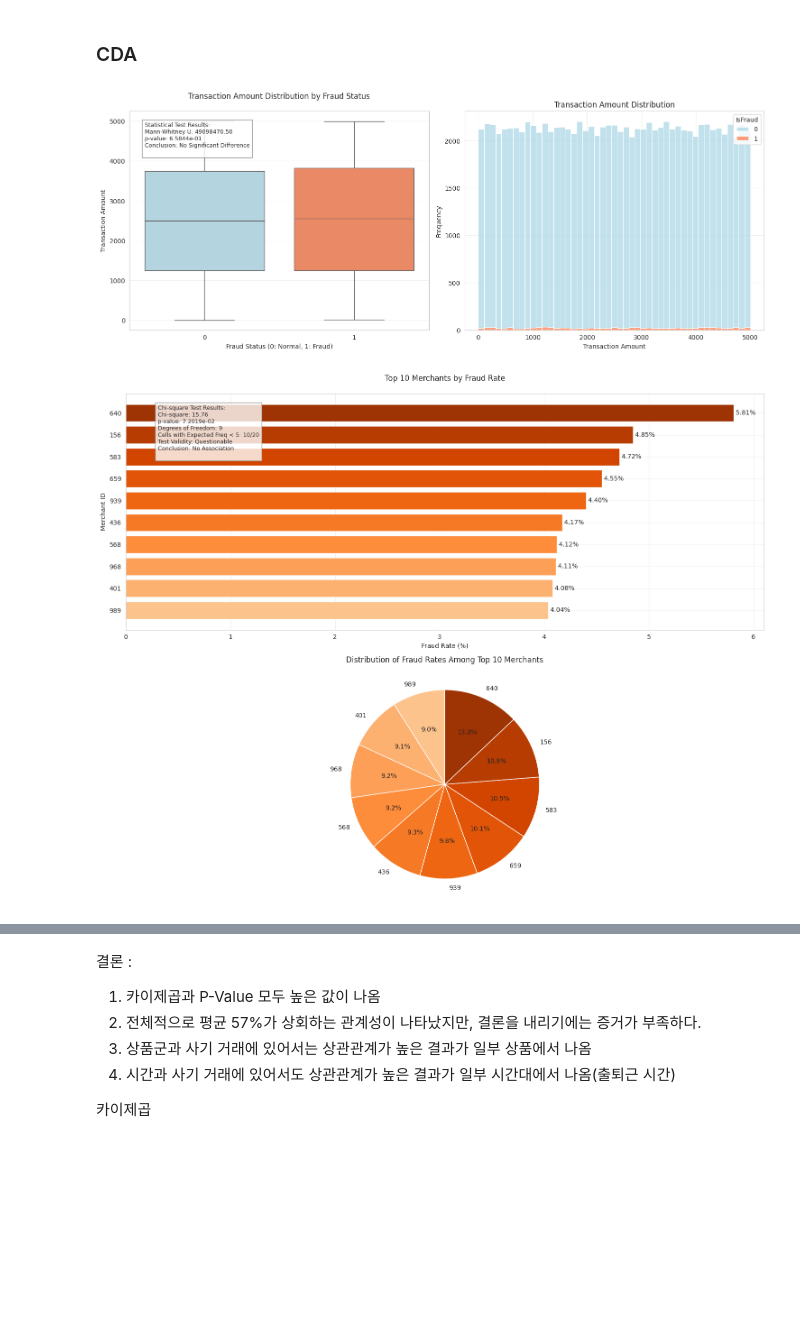
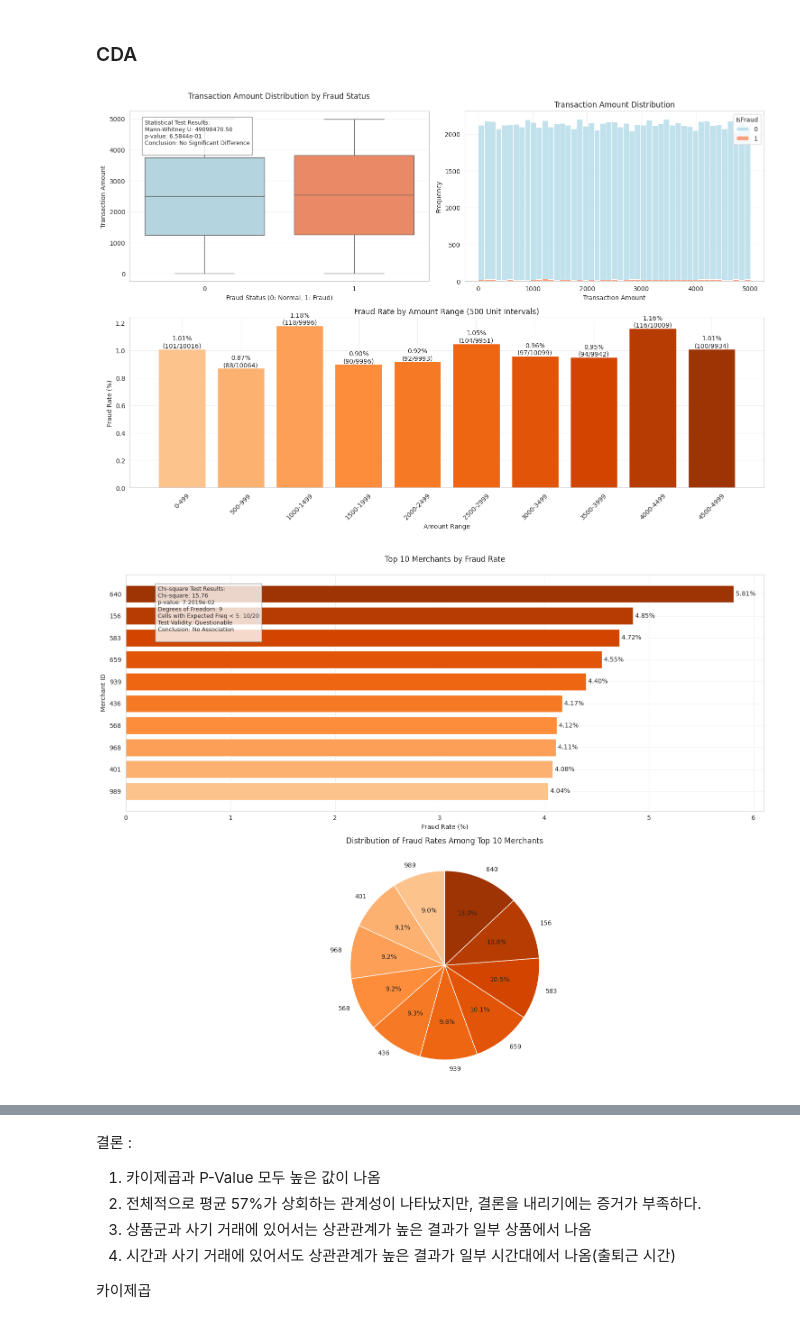
Before and after one commit to Jo2-j/study_data_analytics, a Jupyter notebook: quests/CDAs/CreditCardFraudDetection.ipynb, the cells around one changed output, grey strips where cells are left out. Saved outputs shown, nothing was run; the diff lists cells and outputs as text; code cells hidden in the pictures; blank space fills up the shorter version.

```diff
--- a/quests/CDAs/CreditCardFraudDetection.ipynb
+++ b/quests/CDAs/CreditCardFraudDetection.ipynb
@@ -516,7 +516,7 @@ def add_statistical_textbox(plt, title, stats_dict, pos=(0.05, 0.95)):
 
 def analyze_amount_distribution(df):
     """Analysis of transaction amount distribution and outliers"""
-    plt.figure(figsize=(15, 6))
+    plt.figure(figsize=(15, 10))
 
     # Statistical Analysis
     stat, p_value = mannwhitneyu(
@@ -524,8 +524,8 @@ def analyze_amount_distribution(df):
         df[df['IsFraud'] == 1]['Amount']
     )
 
-    # Left subplot: Enhanced Box Plot
-    plt.subplot(1, 2, 1)
+    # Top left subplot: Enhanced Box Plot
+    plt.subplot(2, 2, 1)
     sns.boxplot(x='IsFraud', y='Amount', data=df, palette=['lightblue', 'coral'])
     plt.title('Transaction Amount Distribution by Fraud Status', pad=20)
     plt.xlabel('Fraud Status (0: Normal, 1: Fraud)')
@@ -538,16 +538,59 @@ def analyze_amount_distribution(df):
     }
     add_statistical_textbox(plt, "Statistical Test Results:", stats_dict)
 
-    # Right subplot: Enhanced Histogram
-    plt.subplot(1, 2, 2)
+    # Top right subplot: Enhanced Histogram
+    plt.subplot(2, 2, 2)
     sns.histplot(data=df, x='Amount', hue='IsFraud', multiple="stack",
                 palette=['lightblue', 'coral'])
     plt.title('Transaction Amount Distribution')
     plt.xlabel('Transaction Amount')
     plt.ylabel('Frequency')
 
+    # Bottom subplot: Fraud Rate by Amount Range
+    plt.subplot(2, 1, 2)
+
+    # 500 단위로 금액 구간 생성
+    max_amount = df['Amount'].max()
+    bins = list(range(0, int(max_amount) + 501, 500))
+    labels = [f'{bins[i]}-{bins[i+1]-1}' for i in range(len(bins)-1)]
+
+    df['Amount_Range'] = pd.cut(df['Amount'],
+                               bins=bins,
+                               labels=labels,
+                               include_lowest=True)
+
+    # 구간별 사기 거래 비율 계산
+    fraud_by_amount = df.groupby('Amount_Range').agg({
+        'IsFraud': ['count', 'sum']
+    })
+    fraud_by_amount.columns = ['Total_Transactions', 'Fraud_Transactions']
+    fraud_by_amount['Fraud_Rate(%)'] = (
+        fraud_by_amount['Fraud_Transactions'] / fraud_by_amount['Total_Transactions'] * 100
+    ).round(2)
+
+    # 거래가 있는 구간만 선택 (0건 제외)
+    fraud_by_amount = fraud_by_amount[fraud_by_amount['Total_Transactions'] > 0]
+
+    # 막대 그래프 생성
+    bars = plt.bar(range(len(fraud_by_amount)),
+                  fraud_by_amount['Fraud_Rate(%)'],
+                  color=plt.cm.Oranges(np.linspace(0.3, 0.9, len(fraud_by_amount))))
+
+    plt.xticks(range(len(fraud_by_amount)), fraud_by_amount.index, rotation=45)
+    plt.title('Fraud Rate by Amount Range (500 Unit Intervals)')
+    plt.xlabel('Amount Range')
+    plt.ylabel('Fraud Rate (%)')
+
+    # 각 막대 위에 비율과 거래 건수 표시
+    for i, bar in enumerate(bars):
+        plt.text(bar.get_x() + bar.get_width()/2, bar.get_height(),
+                f'{fraud_by_amount["Fraud_Rate(%)"].iloc[i]:.2f}%\n({fraud_by_amount["Fraud_Transactions"].iloc[i]}/{fraud_by_amount["Total_Transactions"].iloc[i]})',
+                ha='center', va='bottom')
+
     plt.tight_layout()
     plt.show()
+
+
 
 def analyze_merchant_fraud(df):
     """Analysis of fraud rates by merchant type"""
@@ -696,34 +739,34 @@ def analyze_location_time_fraud(df):
     plt.xlabel('Hour')
     plt.ylabel('Fraud Rate (%)')
 
     # 시간별 통계 결과
     stats_dict_time = {
         'Chi-square': f"{chi2_time:.2f}",
         'p-value': f"{p_value_time:.4e}",
         'Degrees of Freedom': f"{dof_time}",
         'Cells with Expected Freq < 5': f"{cells_under_5_time}/{total_cells_time}",
         'Test Validity': "Questionable" if cells_under_5_time/total_cells_time > 0.2 else "Valid",
         'Conclusion': "Significant Association" if p_value_time < 0.05 else "No Association"
     }
     add_statistical_textbox(plt, "Time Analysis:", stats_dict_time)
 
     plt.tight_layout()
     plt.show()
 
 
 def main():
     # Load data
     df = load_and_preprocess_data()
 
     # Run analyses
     analyze_amount_distribution(df)
     analyze_merchant_fraud(df)
     analyze_location_time_fraud(df)
 
 if __name__ == "__main__":
     main()
 # %% [output]
-[figure, old version]
+[figure, new version]
 [figure]
 [figure]
 # %% [markdown]
```
Also changed, not shown: parts of 1 cell of this notebook, 1 other file.
